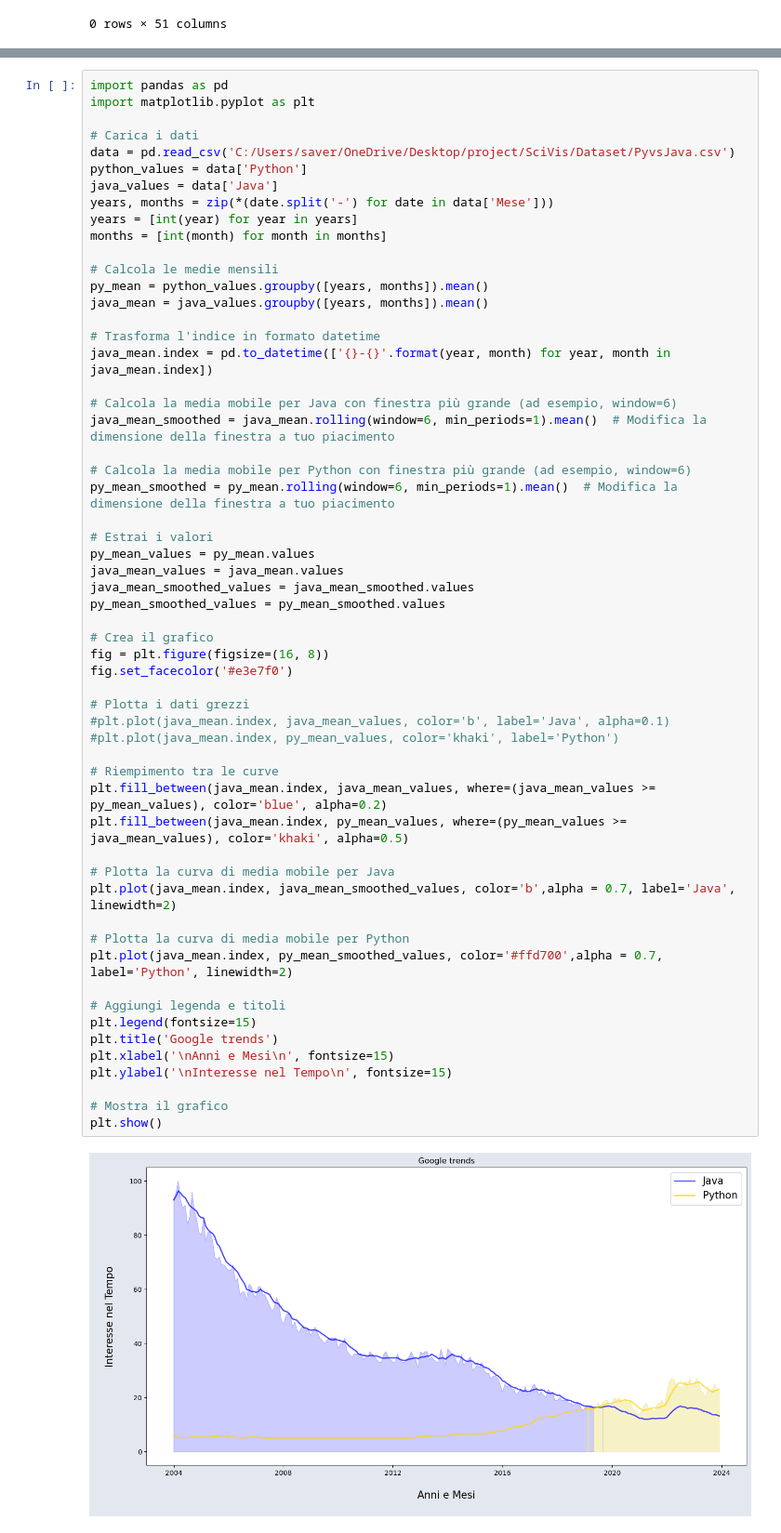
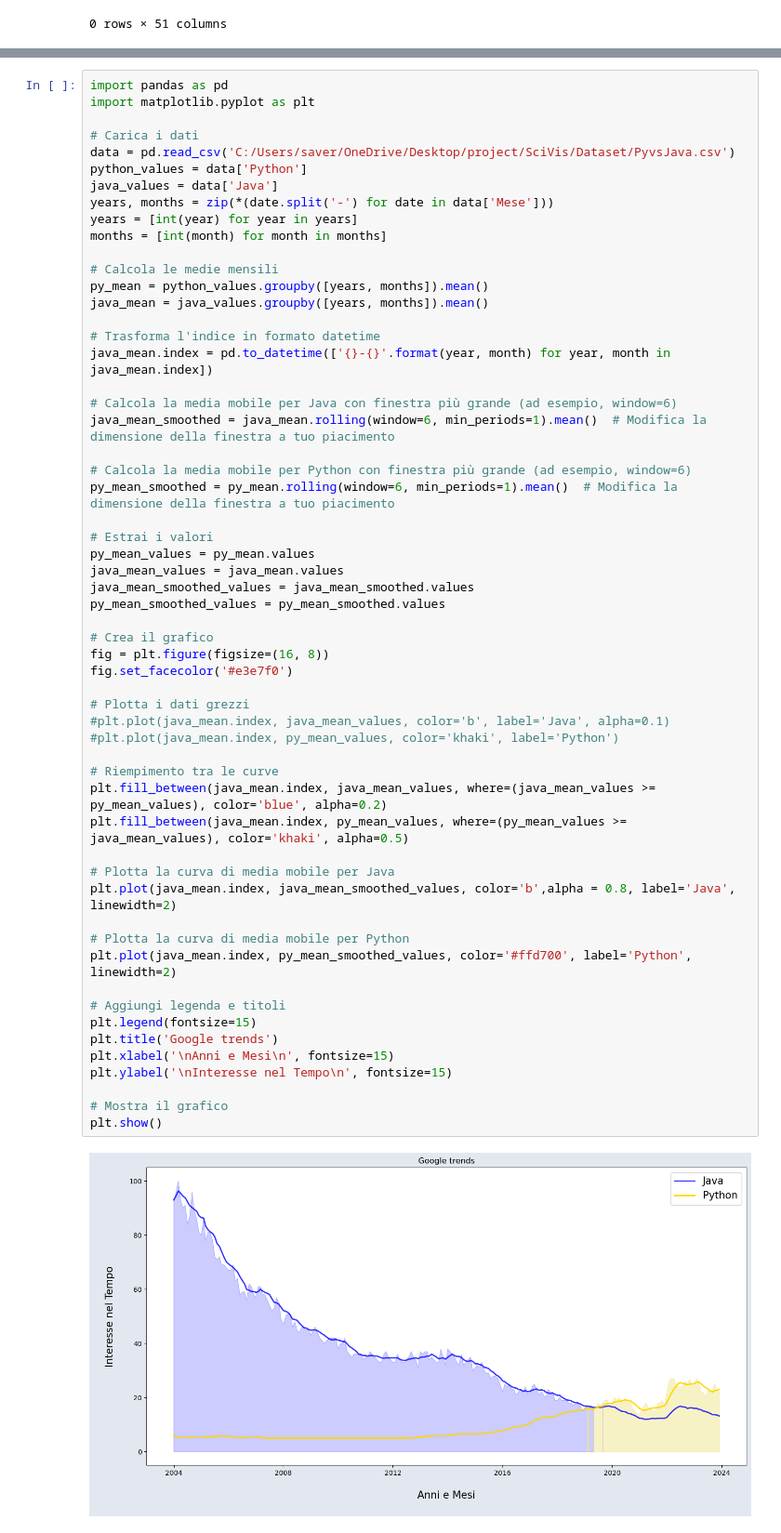
Before and after one commit to Monf11/SciVis, a Jupyter notebook: Codici/data.ipynb, the cells around one changed output, grey strips where cells are left out. Shown at 93% size. Drawn from its saved outputs; the diff is of its cells as text.

```diff
--- a/Codici/data.ipynb
+++ b/Codici/data.ipynb
@@ -597,33 +597,33 @@ py_mean_smoothed = py_mean.rolling(window=6, min_periods=1).mean()  # Modifica l
 py_mean_values = py_mean.values
 java_mean_values = java_mean.values
 java_mean_smoothed_values = java_mean_smoothed.values
 py_mean_smoothed_values = py_mean_smoothed.values
 
 # Crea il grafico
 fig = plt.figure(figsize=(16, 8))
 fig.set_facecolor('#e3e7f0')
 
 # Plotta i dati grezzi
 #plt.plot(java_mean.index, java_mean_values, color='b', label='Java', alpha=0.1)
 #plt.plot(java_mean.index, py_mean_values, color='khaki', label='Python')
 
 # Riempimento tra le curve
 plt.fill_between(java_mean.index, java_mean_values, where=(java_mean_values >= py_mean_values), color='blue', alpha=0.2)
 plt.fill_between(java_mean.index, py_mean_values, where=(py_mean_values >= java_mean_values), color='khaki', alpha=0.5)
 
 # Plotta la curva di media mobile per Java
-plt.plot(java_mean.index, java_mean_smoothed_values, color='b',alpha = 0.7, label='Java', linewidth=2)
+plt.plot(java_mean.index, java_mean_smoothed_values, color='b',alpha = 0.8, label='Java', linewidth=2)
 
 # Plotta la curva di media mobile per Python
-plt.plot(java_mean.index, py_mean_smoothed_values, color='#ffd700',alpha = 0.7, label='Python', linewidth=2)
+plt.plot(java_mean.index, py_mean_smoothed_values, color='#ffd700', label='Python', linewidth=2)
 
 # Aggiungi legenda e titoli
 plt.legend(fontsize=15)
 plt.title('Google trends')
 plt.xlabel('\nAnni e Mesi\n', fontsize=15)
 plt.ylabel('\nInteresse nel Tempo\n', fontsize=15)
 
 # Mostra il grafico
 plt.show()
 # %% [output]
-[figure, old version]
+[figure, new version]
```
Also changed, not shown: parts of 3 cells of this notebook, 2 other files.
